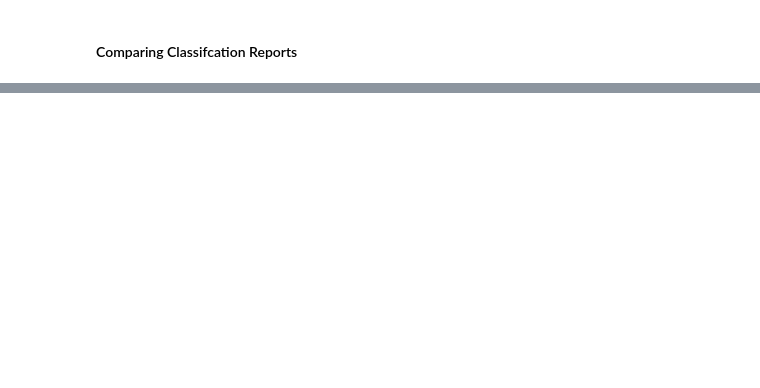
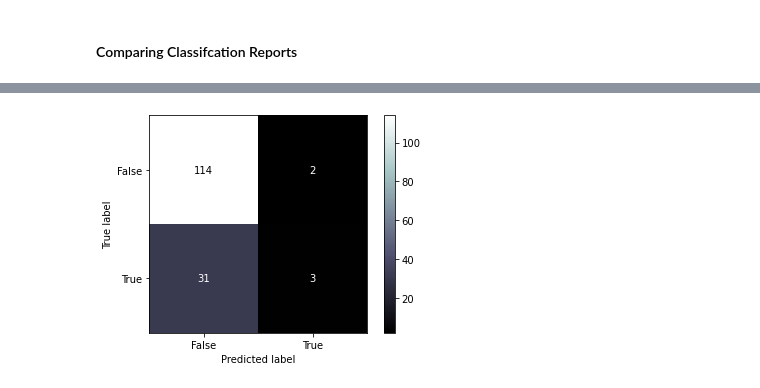
Before and after one commit to appljeet/ECS_171_Project, a Jupyter notebook: project.ipynb, the cells around one changed output, grey strips where cells are left out. Saved outputs shown, nothing was run; the diff lists cells and outputs as text; code cells hidden in the pictures; blank space fills up the shorter version.

```diff
--- a/project.ipynb
+++ b/project.ipynb
@@ -209,0 +233,6 @@ weighted avg       0.74      0.78      0.71       150
+# %%
+from sklearn.svm import SVC
+
+svm = SVC(kernel = 'rbf')
+svm.fit(X_train,y_train)
+y_pred = svm.predict(X_test)
@@ -209,0 +249,13 @@ weighted avg       0.74      0.78      0.71       150
+# %%
+from sklearn.metrics import confusion_matrix
+from sklearn import metrics
+import matplotlib.pyplot as plt
+
+confusion_matrix = metrics.confusion_matrix(y_test, y_pred)
+
+cm_display = metrics.ConfusionMatrixDisplay(confusion_matrix = confusion_matrix, display_labels = [False, True])
+
+cm_display.plot(cmap='bone')
+plt.show()
+# %% [output]
+[figure, added]
```
Also changed, not shown: parts of 13 cells of this notebook, 1 other file.
